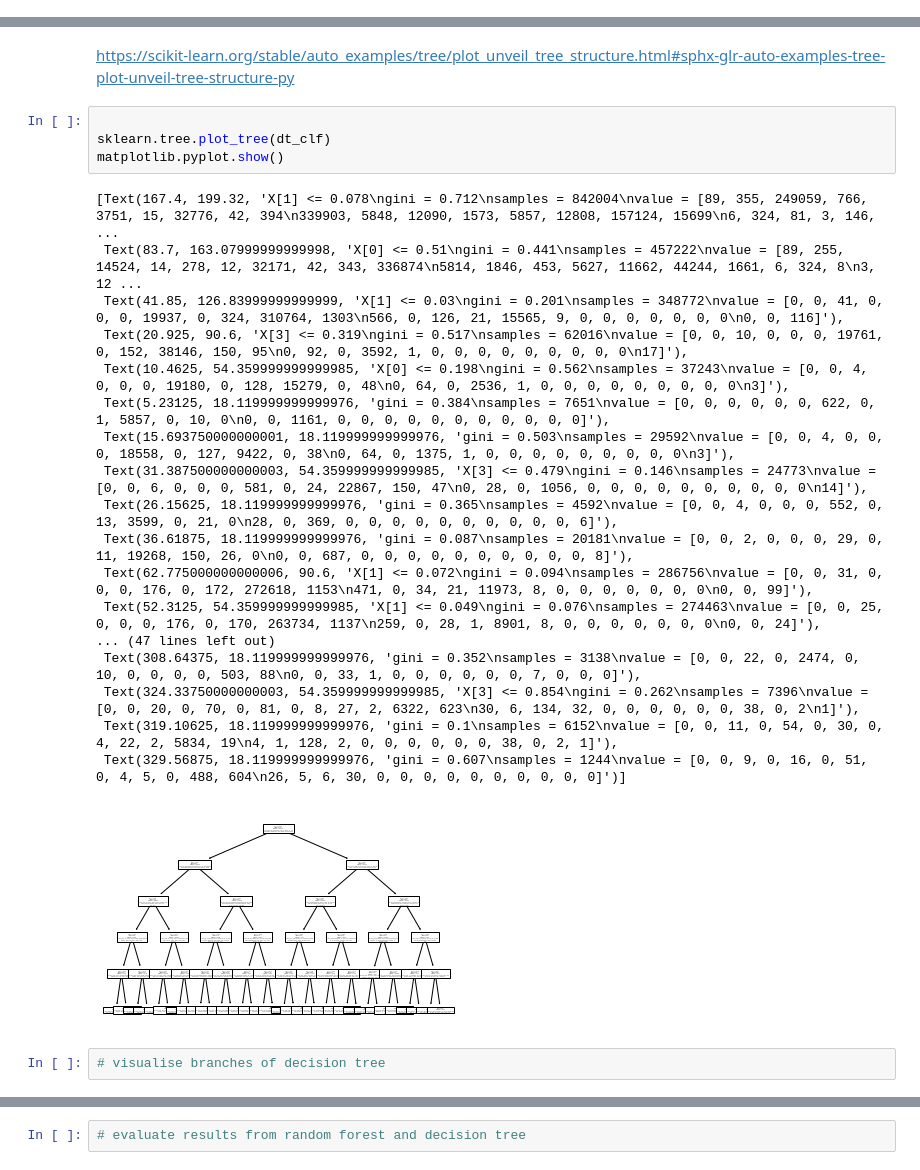
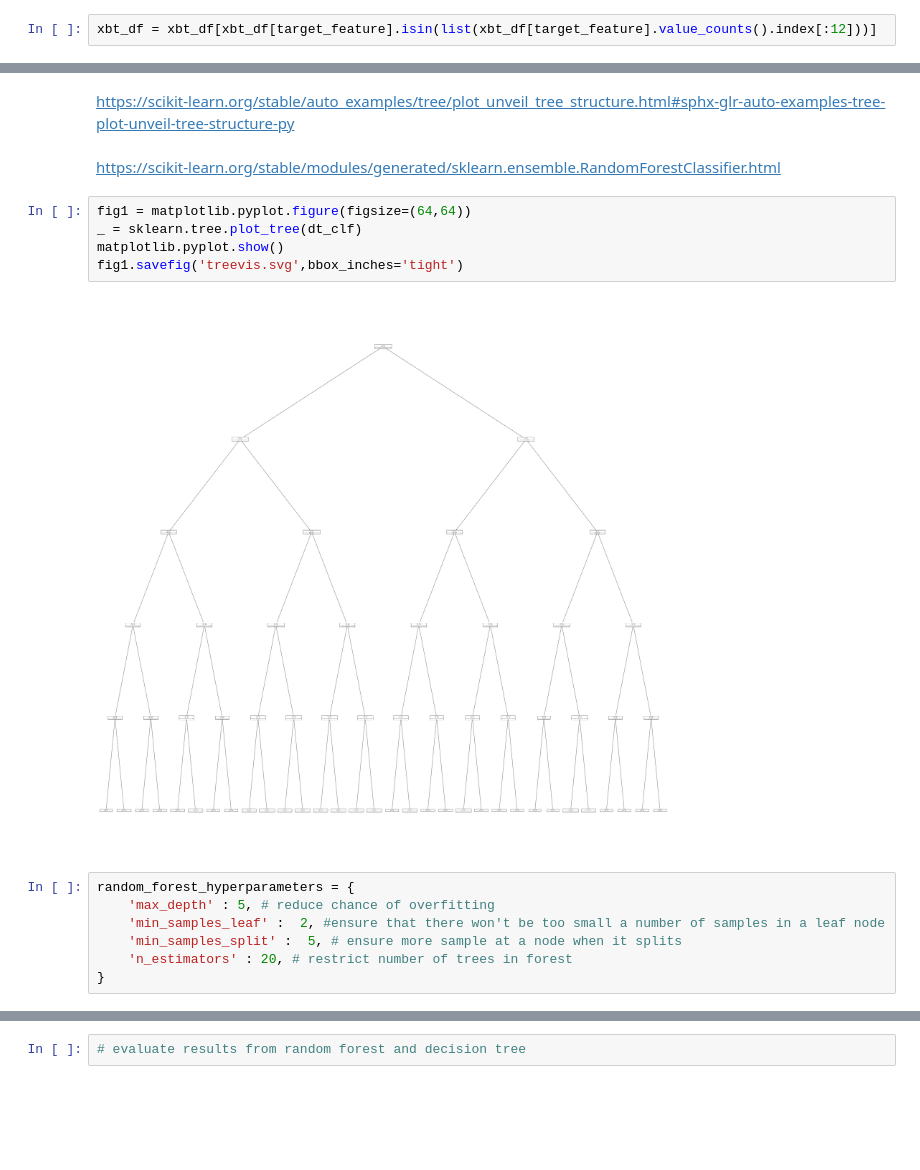
Before and after one commit to informatics-lab/ml_weather_tutorial, a Jupyter notebook: 03_algorithm_selection.ipynb, the cells around one changed output, grey strips where cells are left out. Saved outputs shown, nothing was run; the diff lists cells and outputs as text; blank space fills up the shorter version.

Commit message:
#4 #14 added example from XBT project for explaining decision trees.

```diff
--- a/03_algorithm_selection.ipynb
+++ b/03_algorithm_selection.ipynb
@@ -164,6 +155,8 @@ xbt_df = xbt_df[~(xbt_df[target_feature].str.contains('UNKNOWN'))]
 xbt_df.shape
 # %% [output]
 (2157559, 17)
+# %%
+xbt_df = xbt_df[xbt_df[target_feature].isin(list(xbt_df[target_feature].value_counts().index[:12]))]
 # %%
 xbt_labelled = xbt_df[xbt_df['imeta_applied'] == 0]
 xbt_unlabelled = xbt_df[xbt_df['imeta_applied'] != 0]
@@ -226,28 +222,19 @@ DecisionTreeClassifier(max_depth=5, min_samples_leaf=2, min_samples_split=5)
 # %% [markdown]
 https://scikit-learn.org/stable/auto_examples/tree/plot_unveil_tree_structure.html#sphx-glr-auto-examples-tree-plot-unveil-tree-structure-py
+# %% [markdown]
+https://scikit-learn.org/stable/modules/generated/sklearn.ensemble.RandomForestClassifier.html
 # %%
-
-sklearn.tree.plot_tree(dt_clf)
+fig1 = matplotlib.pyplot.figure(figsize=(64,64))
+_ = sklearn.tree.plot_tree(dt_clf)
 matplotlib.pyplot.show()
+fig1.savefig('treevis.svg',bbox_inches='tight')
 # %% [output]
-[Text(167.4, 199.32, 'X[1] <= 0.078\ngini = 0.712\nsamples = 842004\nvalue = [89, 355, 249059, 766, 3751, 15, 32776, 42, 394\n339903, 5848, 12090, 1573, 5857, 12808, 157124, 15699\n6, 324, 81, 3, 146, ...
- Text(83.7, 163.07999999999998, 'X[0] <= 0.51\ngini = 0.441\nsamples = 457222\nvalue = [89, 255, 14524, 14, 278, 12, 32171, 42, 343, 336874\n5814, 1846, 453, 5627, 11662, 44244, 1661, 6, 324, 8\n3, 12 ...
- Text(41.85, 126.83999999999999, 'X[1] <= 0.03\ngini = 0.201\nsamples = 348772\nvalue = [0, 0, 41, 0, 0, 0, 19937, 0, 324, 310764, 1303\n566, 0, 126, 21, 15565, 9, 0, 0, 0, 0, 0, 0, 0\n0, 0, 116]'),
- Text(20.925, 90.6, 'X[3] <= 0.319\ngini = 0.517\nsamples = 62016\nvalue = [0, 0, 10, 0, 0, 0, 19761, 0, 152, 38146, 150, 95\n0, 92, 0, 3592, 1, 0, 0, 0, 0, 0, 0, 0, 0, 0\n17]'),
- Text(10.4625, 54.359999999999985, 'X[0] <= 0.198\ngini = 0.562\nsamples = 37243\nvalue = [0, 0, 4, 0, 0, 0, 19180, 0, 128, 15279, 0, 48\n0, 64, 0, 2536, 1, 0, 0, 0, 0, 0, 0, 0, 0, 0\n3]'),
- Text(5.23125, 18.119999999999976, 'gini = 0.384\nsamples = 7651\nvalue = [0, 0, 0, 0, 0, 0, 622, 0, 1, 5857, 0, 10, 0\n0, 0, 1161, 0, 0, 0, 0, 0, 0, 0, 0, 0, 0, 0]'),
- Text(15.693750000000001, 18.119999999999976, 'gini = 0.503\nsamples = 29592\nvalue = [0, 0, 4, 0, 0, 0, 18558, 0, 127, 9422, 0, 38\n0, 64, 0, 1375, 1, 0, 0, 0, 0, 0, 0, 0, 0, 0\n3]'),
- Text(31.387500000000003, 54.359999999999985, 'X[3] <= 0.479\ngini = 0.146\nsamples = 24773\nvalue = [0, 0, 6, 0, 0, 0, 581, 0, 24, 22867, 150, 47\n0, 28, 0, 1056, 0, 0, 0, 0, 0, 0, 0, 0, 0, 0\n14]'),
- Text(26.15625, 18.119999999999976, 'gini = 0.365\nsamples = 4592\nvalue = [0, 0, 4, 0, 0, 0, 552, 0, 13, 3599, 0, 21, 0\n28, 0, 369, 0, 0, 0, 0, 0, 0, 0, 0, 0, 0, 6]'),
- Text(36.61875, 18.119999999999976, 'gini = 0.087\nsamples = 20181\nvalue = [0, 0, 2, 0, 0, 0, 29, 0, 11, 19268, 150, 26, 0\n0, 0, 687, 0, 0, 0, 0, 0, 0, 0, 0, 0, 0, 8]'),
- Text(62.775000000000006, 90.6, 'X[1] <= 0.072\ngini = 0.094\nsamples = 286756\nvalue = [0, 0, 31, 0, 0, 0, 176, 0, 172, 272618, 1153\n471, 0, 34, 21, 11973, 8, 0, 0, 0, 0, 0, 0, 0\n0, 0, 99]'),
- Text(52.3125, 54.359999999999985, 'X[1] <= 0.049\ngini = 0.076\nsamples = 274463\nvalue = [0, 0, 25, 0, 0, 0, 176, 0, 170, 263734, 1137\n259, 0, 28, 1, 8901, 8, 0, 0, 0, 0, 0, 0, 0\n0, 0, 24]'),
-... (47 lines left out)
- Text(308.64375, 18.119999999999976, 'gini = 0.352\nsamples = 3138\nvalue = [0, 0, 22, 0, 2474, 0, 10, 0, 0, 0, 0, 503, 88\n0, 0, 33, 1, 0, 0, 0, 0, 0, 0, 7, 0, 0, 0]'),
- Text(324.33750000000003, 54.359999999999985, 'X[3] <= 0.854\ngini = 0.262\nsamples = 7396\nvalue = [0, 0, 20, 0, 70, 0, 81, 0, 8, 27, 2, 6322, 623\n30, 6, 134, 32, 0, 0, 0, 0, 0, 0, 38, 0, 2\n1]'),
- Text(319.10625, 18.119999999999976, 'gini = 0.1\nsamples = 6152\nvalue = [0, 0, 11, 0, 54, 0, 30, 0, 4, 22, 2, 5834, 19\n4, 1, 128, 2, 0, 0, 0, 0, 0, 0, 38, 0, 2, 1]'),
- Text(329.56875, 18.119999999999976, 'gini = 0.607\nsamples = 1244\nvalue = [0, 0, 9, 0, 16, 0, 51, 0, 4, 5, 0, 488, 604\n26, 5, 6, 30, 0, 0, 0, 0, 0, 0, 0, 0, 0, 0]')]
-[figure, old version]
+[figure, new version]
-# %%
-# visualise branches of decision tree
+# %%
+random_forest_hyperparameters = {
+    'max_depth' : 5, # reduce chance of overfitting
+    'min_samples_leaf' :  2, #ensure that there won't be too small a number of samples in a leaf node
+    'min_samples_split' :  5, # ensure more sample at a node when it splits
+    'n_estimators' : 20, # restrict number of trees in forest
+}
 # %%
```
Also changed, not shown: parts of 17 cells of this notebook.
